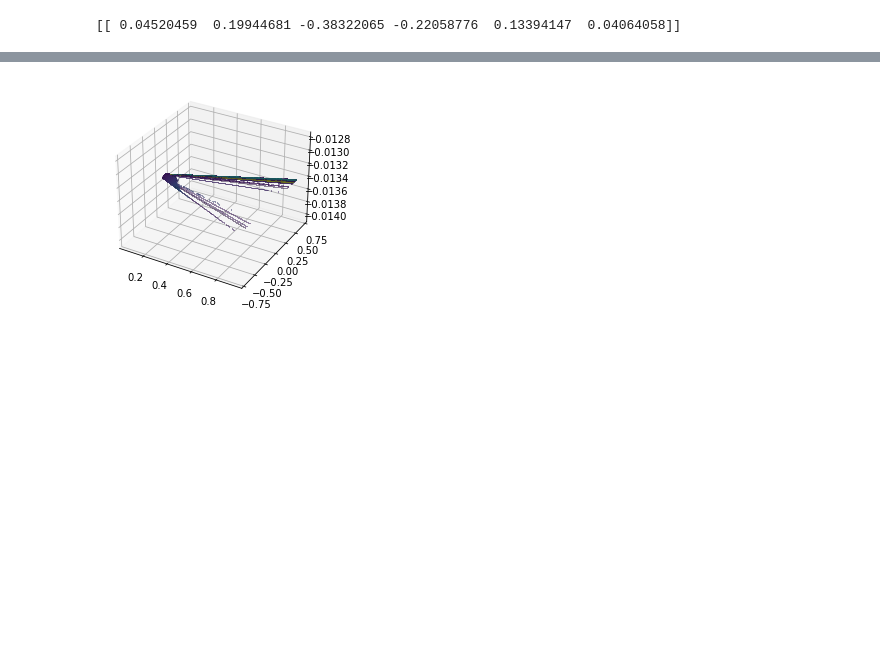
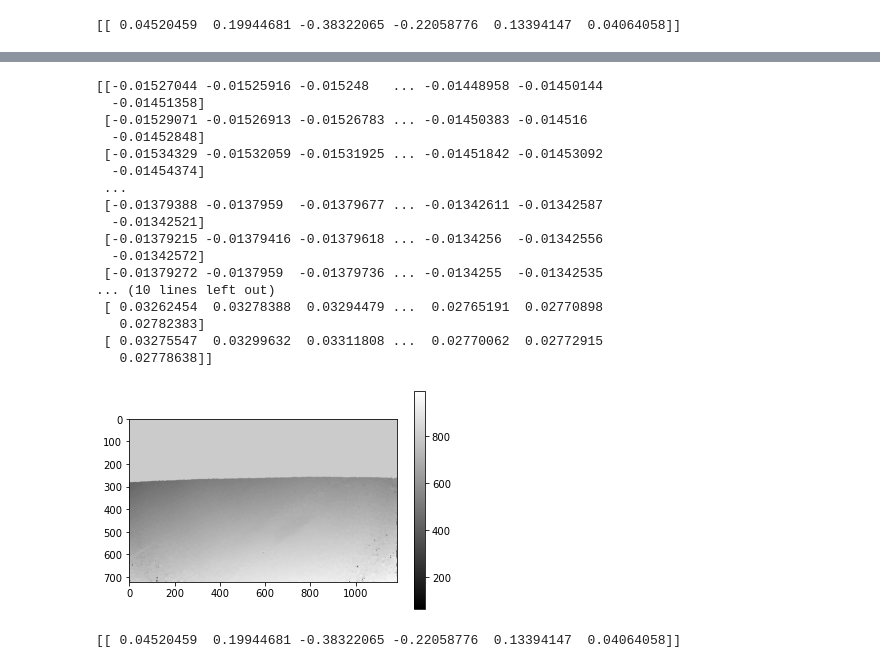
Before and after one commit to Dhruvanshu-Joshi/Pothole-Detection, a Jupyter notebook: Code/disparity_Retification.ipynb, the cells around one changed output, grey strips where cells are left out. Saved outputs shown, nothing was run; the diff lists cells and outputs as text; code cells hidden in the pictures; blank space fills up the shorter version.

```diff
--- a/Code/disparity_Retification.ipynb
+++ b/Code/disparity_Retification.ipynb
@@ -342,3 +387,45 @@ print(amat1)
+# %%
+x_pothole=[]
+y_pothole=[]
+fit=[]
+disp = disparity.copy()
+for i in range(height1):
+    for j in range(width1):
+        yc = amat1[0,0]+ amat1[0,1]*X1[i,j] + amat1[0,2]*Z1[i,j] +  amat1[0,3]*X1[i,j]*X1[i,j] + amat1[0,4]*X1[i,j]*Z1[i,j] + amat1[0,5]*Z1[i,j]*Z1[i,j]
+#         yc = amat3[0]+ amat3[1]*X1[i,j] + amat3[2]*Z1[i,j] +  amat3[3]*X1[i,j]*X1[i,j] + amat3[4]*X1[i,j]*Z1[i,j] + amat3[5]*Z1[i,j]*Z1[i,j]
+# yc = 0.06958 - 0.45284*X1[i,j] - 0.89187*Z1[i,j] +  5.10759*X1[i,j]*X1[i,j] + 7.65875*X1[i,j]*Z1[i,j] + 2.41661*Z1[i,j]*Z1[i,j]
+        v = Y1[i,j] + yc
+        if(Y1[i,j] < yc):
+            x_pothole.append(j)
+            y_pothole.append(i)
+        fit.append(yc)
+print(np.reshape(fit,(height1 , width1)))
+#print(fit)
+print(Y1)
+for i in range(len(y_pothole)):
+    disp[y_pothole[i],x_pothole[i]] = 800
+plt.imshow(disp, "gray")
+plt.colorbar()
+plt.show()
+# %% [output]
+[[-0.01527044 -0.01525916 -0.015248   ... -0.01448958 -0.01450144
+  -0.01451358]
+ [-0.01529071 -0.01526913 -0.01526783 ... -0.01450383 -0.014516
+  -0.01452848]
+ [-0.01534329 -0.01532059 -0.01531925 ... -0.01451842 -0.01453092
+  -0.01454374]
+ ...
+ [-0.01379388 -0.0137959  -0.01379677 ... -0.01342611 -0.01342587
+  -0.01342521]
+ [-0.01379215 -0.01379416 -0.01379618 ... -0.0134256  -0.01342556
+  -0.01342572]
+ [-0.01379272 -0.0137959  -0.01379736 ... -0.0134255  -0.01342535
+... (10 lines left out)
+ [ 0.03262454  0.03278388  0.03294479 ...  0.02765191  0.02770898
+   0.02782383]
+ [ 0.03275547  0.03299632  0.03311808 ...  0.02770062  0.02772915
+   0.02778638]]
+[figure, added]
 # %%
 #plot using random weights for weighted least squares
 sample_weight = np.ones(6) * 6
@@ -346,16 +433,7 @@ sample_weight[-2:] *= 30
 regr = linear_model.LinearRegression()
 regr.fit([[6,Sx,Sz,Sx2,Sxz,Sz2],[Sx,Sx2,Sxz,Sx3,Sx2z,Sxz2],[Sz,Sxz,Sz2,Sx2z,Sxz2,Sz3],[Sx2,Sx3,Sx2z,Sx4,Sx3z2,Sx3z],[Sxz,Sx2z,Sxz2,Sx3z,Sx2z2,Sxz3],[Sz2,Sxz2,Sz3,Sx2z2,Sxz3,Sz4]], [[Sy],[Sxy],[Szy],[Sx2y],[Sxyz],[Sz2y]], sample_weight)
 amat2=regr.coef_
+print(amat2)
 # reg1.intercept_
-yn3=[]
-for i in range(0,len(x3d)):
-    y2049R =  amat2[0,0]+ amat2[0,1]*x3d[i] + amat2[0,2]*z3d[i] +  amat2[0,3]*x3d[i]*x3d[i] + amat2[0,4]*x3d[i]*z3d[i] + amat2[0,5]*z3d[i]*z3d[i]
-    yn3.append(y2049A)
-Y5=np.reshape(yn3,(height1 , width1))
-from matplotlib import cm
-ax = plt.axes(projection ='3d')
-ax.plot_surface(Z1,X1,Y5,linewidth=0, antialiased=False, shade = True, alpha = 0.5, facecolors=cm.viridis(Z1))
-fig.colorbar(surf, shrink=0.5, aspect=5)
-plt.show()
 # %% [output]
-[figure, removed]
+[[ 0.04520459  0.19944681 -0.38322065 -0.22058776  0.13394147  0.04064058]]
```
Also changed, not shown: parts of 16 cells of this notebook.
